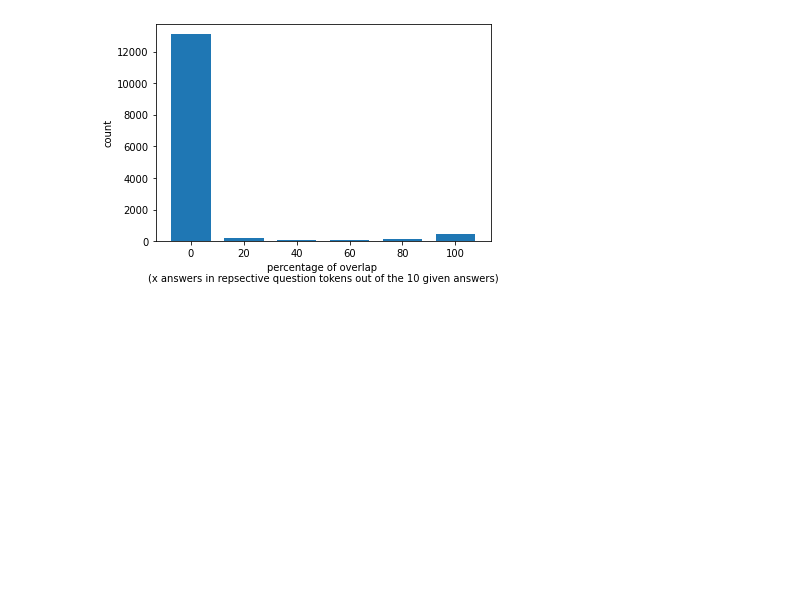
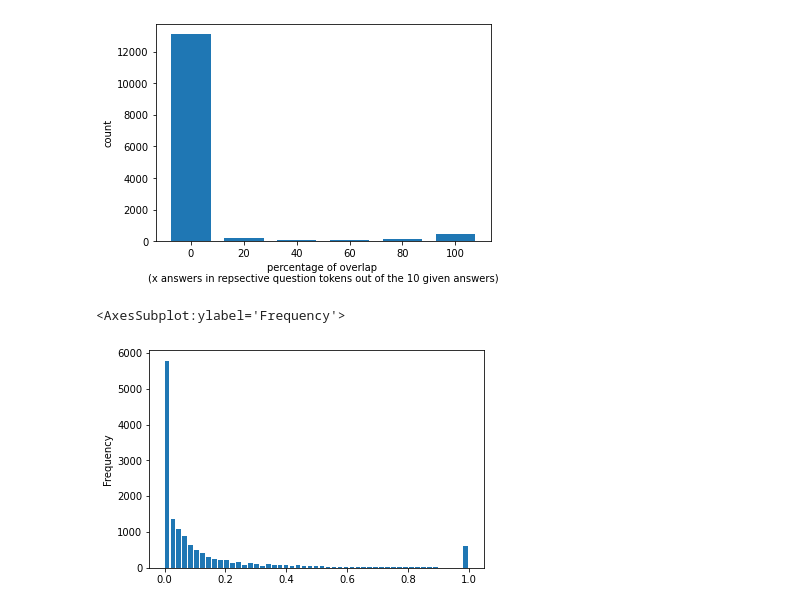
Before and after one commit to albertkjoller/knowledgeVQA, a Jupyter notebook: data_investigation/okvqa_additional.ipynb, the cells around one changed output. Saved outputs shown, nothing was run; the diff lists cells and outputs as text; code cells hidden in the pictures; blank space fills up the shorter version.

```diff
--- a/data_investigation/okvqa_additional.ipynb
+++ b/data_investigation/okvqa_additional.ipynb
@@ -113,3 +109,38 @@ plt.show()
 # %% [output]
 Number of I-Q pairs that have an overlap between given answers and question tokens: 935
 [figure]
+# %%
+okvqa = {}
+
+okvqa['full'] = pd.read_json('data/OKVQA_object.json')
+okvqa['conceptnet_q'] = pd.read_json('data/OKVQA_conceptnet.json')
+okvqa['conceptnet_a'] = pd.read_json('data/okvqa_answers_conceptnet.json')
+# %%
+columns = list(okvqa['conceptnet_q'].columns[:-1])
+percentage = []
+
+for i, subframe in tqdm(okvqa['full'].iterrows(), total=okvqa['full'].__len__()):
+    question_knowledge = pd.DataFrame()
+    for token in subframe.question_tokens:
+        temp = okvqa['conceptnet_q'][okvqa['conceptnet_q'].query_word == token]
+        question_knowledge = pd.concat([question_knowledge, temp])
+
+    answer_knowledge = pd.DataFrame()
+    for token in np.unique((" ").join(subframe.answers).split(" ")) :
+        temp = okvqa['conceptnet_a'][okvqa['conceptnet_a'].query_word == token]
+        answer_knowledge = pd.concat([answer_knowledge, temp])
+
+    question_nodes = pd.concat([question_knowledge.start_label, question_knowledge.end_label]).unique()
+    answer_nodes = pd.concat([answer_knowledge.start_label, answer_knowledge.end_label]).unique()
+
+    overlap = np.intersect1d(question_nodes, answer_nodes)
+
+    if answer_nodes.__len__() != 0:
+        percentage.append(overlap.__len__() / answer_nodes.__len__())
+    else:
+        percentage.append(np.nan)
+# %%
+pd.Series(percentage).dropna().plot(kind='hist',bins=51, width=0.015)
+# %% [output]
+<AxesSubplot:ylabel='Frequency'>
+[figure, added]
```
Also changed, not shown: parts of 2 cells of this notebook, 7 other files.
